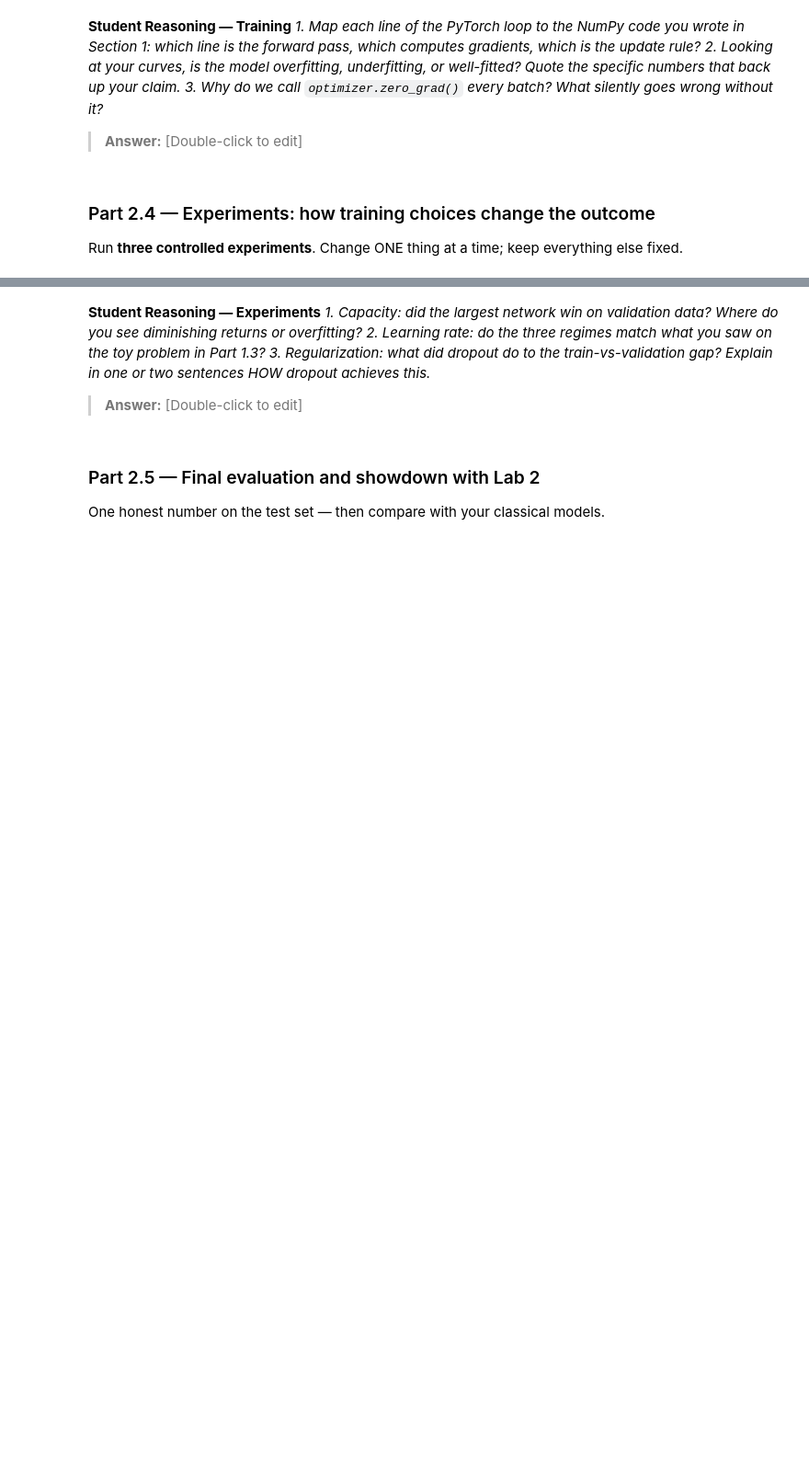
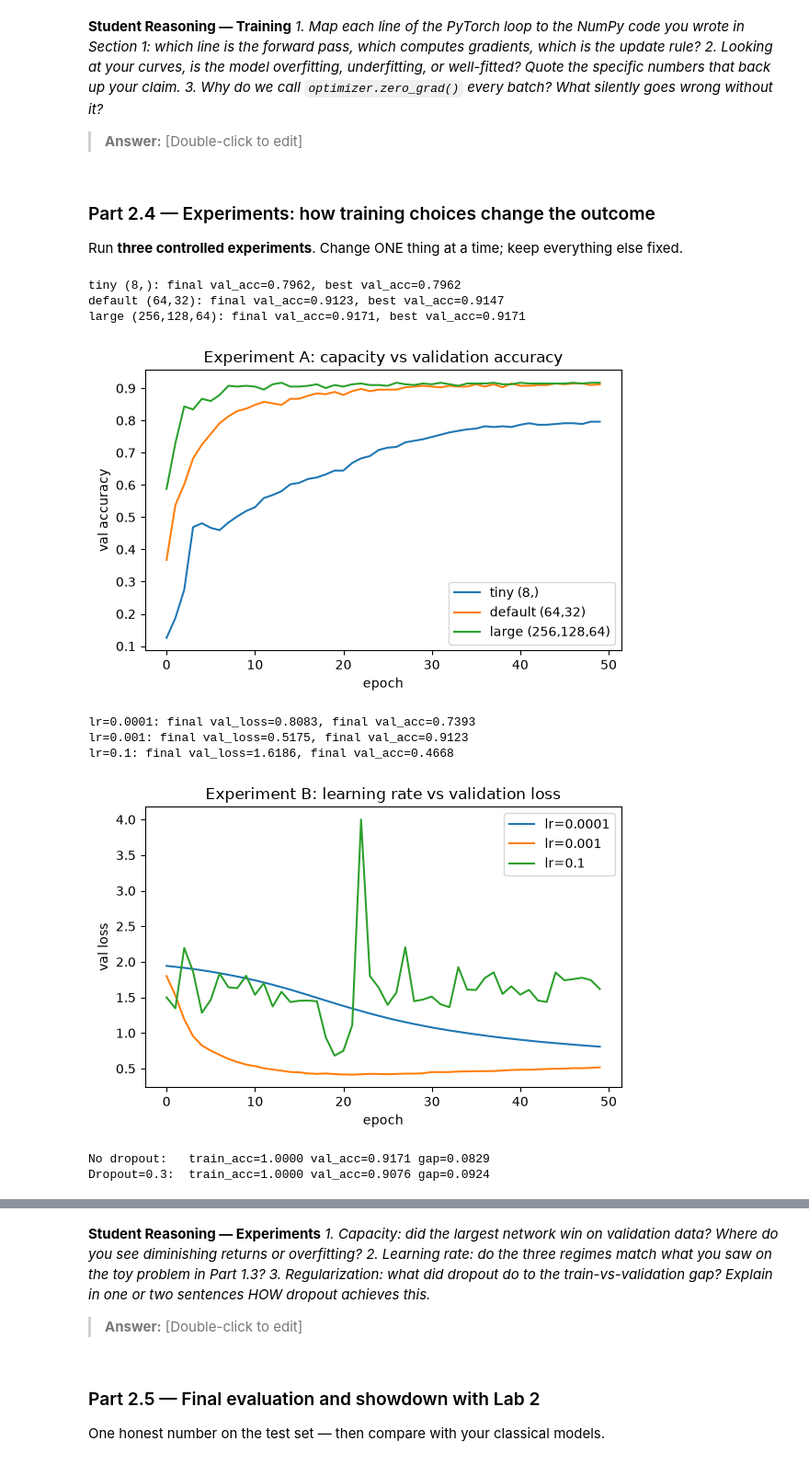
Before and after one commit to fiadzoanthony84-cloud/lab-3-, a Jupyter notebook: Lab_3.ipynb, the cells around one changed output, grey strips where cells are left out. Shown at 92% size. Saved outputs shown, nothing was run; the diff lists cells and outputs as text; code cells hidden in the pictures; blank space fills up the shorter version.

```diff
--- a/Lab_3.ipynb
+++ b/Lab_3.ipynb
@@ -518,0 +528,59 @@ Run **three controlled experiments**. Change ONE thing at a time; keep everythin
+# %%
+# Experiment A: capacity
+capacities = {"tiny (8,)": (8,), "default (64,32)": (64, 32), "large (256,128,64)": (256, 128, 64)}
+cap_histories = {}
+for name, hs in capacities.items():
+    h = run_experiment(hidden_sizes=hs, lr=1e-3, epochs=50)
+    cap_histories[name] = h
+    print(f"{name}: final val_acc={h['val_acc'][-1]:.4f}, best val_acc={max(h['val_acc']):.4f}")
+
+plt.figure(figsize=(6, 4))
+for name, h in cap_histories.items():
+    plt.plot(h["val_acc"], label=name)
+plt.legend(); plt.title("Experiment A: capacity vs validation accuracy")
+plt.xlabel("epoch"); plt.ylabel("val accuracy")
+plt.tight_layout()
+plt.show()
+
+# Experiment B: learning rate
+lr_histories = {}
+for lr in [1e-4, 1e-3, 1e-1]:
+    h = run_experiment(hidden_sizes=(64, 32), lr=lr, epochs=50)
+    lr_histories[lr] = h
+    print(f"lr={lr}: final val_loss={h['val_loss'][-1]:.4f}, final val_acc={h['val_acc'][-1]:.4f}")
+
+plt.figure(figsize=(6, 4))
+for lr, h in lr_histories.items():
+    plt.plot(h["val_loss"], label=f"lr={lr}")
+plt.legend(); plt.title("Experiment B: learning rate vs validation loss")
+plt.xlabel("epoch"); plt.ylabel("val loss")
+plt.tight_layout()
+plt.show()
+
+# Experiment C: regularization -- largest network, with and without dropout
+h_no_drop = run_experiment(hidden_sizes=(256, 128, 64), lr=1e-3, epochs=50, dropout=0.0)
+h_drop    = run_experiment(hidden_sizes=(256, 128, 64), lr=1e-3, epochs=50, dropout=0.3)
+
+gap_no_drop = h_no_drop["train_acc"][-1] - h_no_drop["val_acc"][-1]
+gap_drop    = h_drop["train_acc"][-1] - h_drop["val_acc"][-1]
+print(f"No dropout:   train_acc={h_no_drop['train_acc'][-1]:.4f} val_acc={h_no_drop['val_acc'][-1]:.4f} gap={gap_no_drop:.4f}")
+print(f"Dropout=0.3:  train_acc={h_drop['train_acc'][-1]:.4f} val_acc={h_drop['val_acc'][-1]:.4f} gap={gap_drop:.4f}")
+
+fig, axes = plt.subplots(1, 2, figsize=(11, 4))
+axes[0].plot(h_no_drop["train_acc"], label="train"); axes[0].plot(h_no_drop["val_acc"], label="val")
+axes[0].set_title("No dropout"); axes[0].legend()
+axes[1].plot(h_drop["train_acc"], label="train"); axes[1].plot(h_drop["val_acc"], label="val")
+axes[1].set_title("Dropout=0.3"); axes[1].legend()
+plt.tight_layout()
+plt.show()
+# %% [output]
+tiny (8,): final val_acc=0.7962, best val_acc=0.7962
+default (64,32): final val_acc=0.9123, best val_acc=0.9147
+large (256,128,64): final val_acc=0.9171, best val_acc=0.9171
+[figure, added]
+lr=0.0001: final val_loss=0.8083, final val_acc=0.7393
+lr=0.001: final val_loss=0.5175, final val_acc=0.9123
+lr=0.1: final val_loss=1.6186, final val_acc=0.4668
+[figure, added]
+No dropout:   train_acc=1.0000 val_acc=0.9171 gap=0.0829
+Dropout=0.3:  train_acc=1.0000 val_acc=0.9076 gap=0.0924
```
Also changed, not shown: parts of 6 cells of this notebook.
